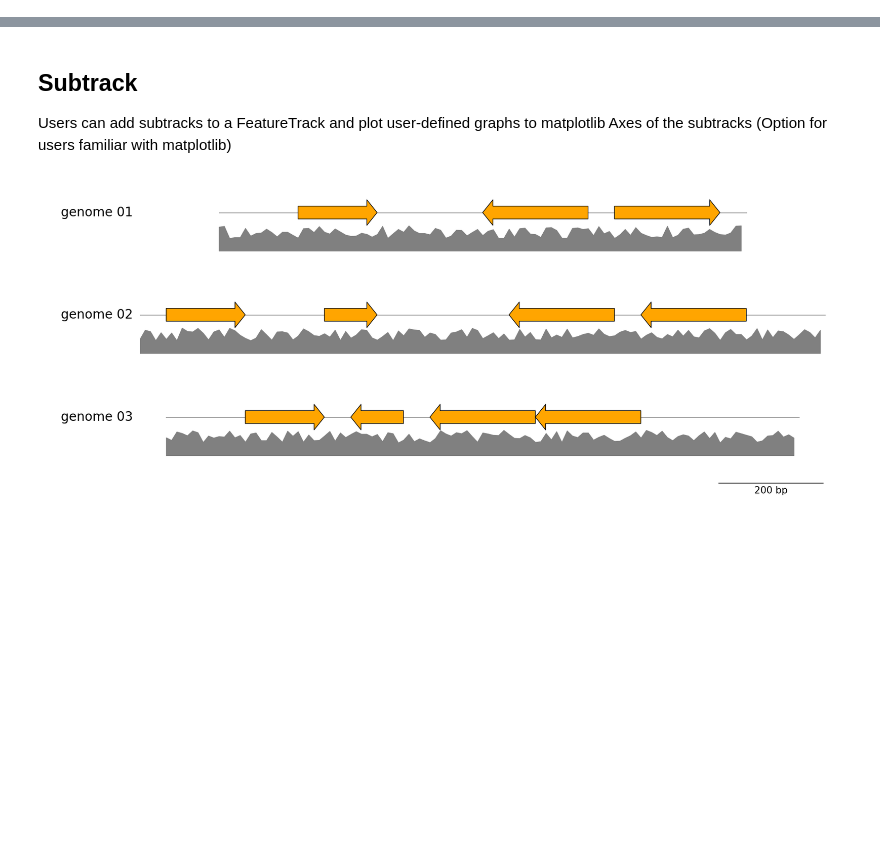
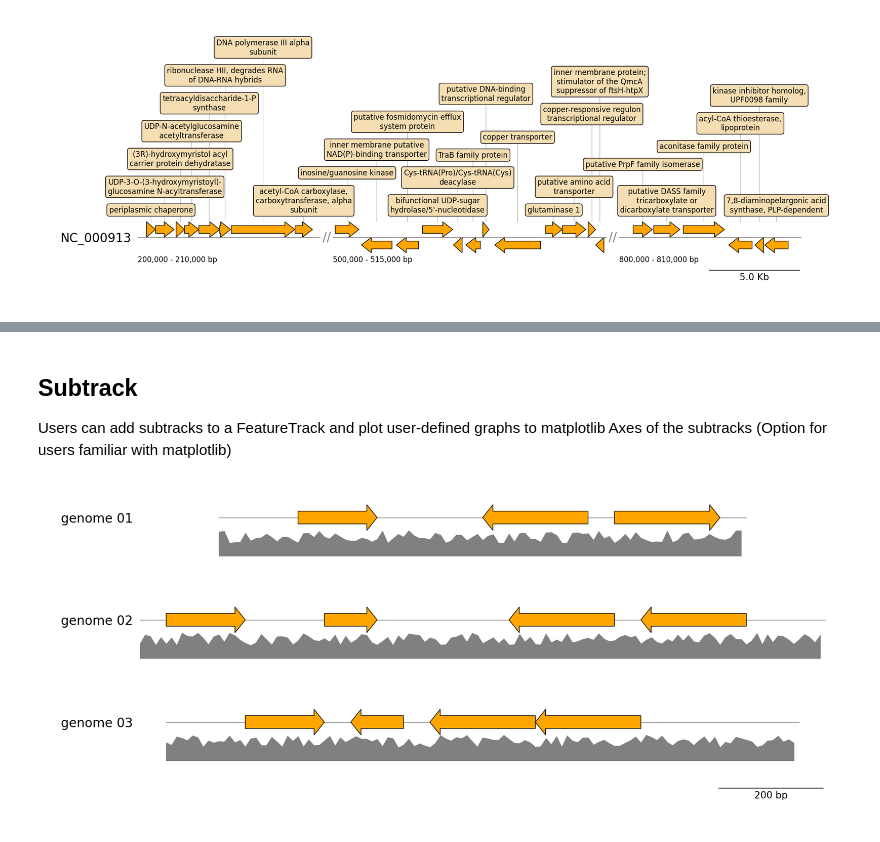
Before and after one commit to moshi4/pyGenomeViz, a Jupyter notebook: docs/plot_tips.ipynb, the cells around one changed output, grey strips where cells are left out. Drawn from its saved outputs; the diff is of its cells as text; code cells hidden in the pictures; blank space fills up the shorter version.

```diff
--- a/docs/plot_tips.ipynb
+++ b/docs/plot_tips.ipynb
@@ -4,0 +10,32 @@
+# %%
+from pygenomeviz import GenomeViz
+from pygenomeviz.parser import Genbank
+from pygenomeviz.utils import load_example_genbank_dataset
+import textwrap
+
+gbk_files = load_example_genbank_dataset("escherichia_coli")
+gbk = Genbank(gbk_files[0])
+
+gv = GenomeViz(fig_track_height=0.7)
+gv.set_scale_bar(ymargin=0.5)
+
+target_ranges = ((200000, 210000), (500000, 515000), (800000, 810000))
+track = gv.add_feature_track(name=gbk.name, segments=target_ranges)
+track.set_segment_sep()
+
+for segment in track.segments:
+    segment.add_sublabel()
+    # Plot CDS features with gene annotation label
+    cds_features = gbk.extract_features(feature_type="CDS", target_range=segment.range)
+    segment.add_features(
+        cds_features,
+        label_type="product",
+        annotation=True,
+        label_handler=lambda v: "\n".join(textwrap.wrap(v, width=30)),
+        lw=1.0,
+        text_kws=dict(bbox=dict(boxstyle="round", fc="wheat")),
+    )
+
+fig = gv.plotfig()
+# %% [output]
+[figure, added]
```
Also changed, not shown: parts of 8 cells of this notebook, 2 other files.
